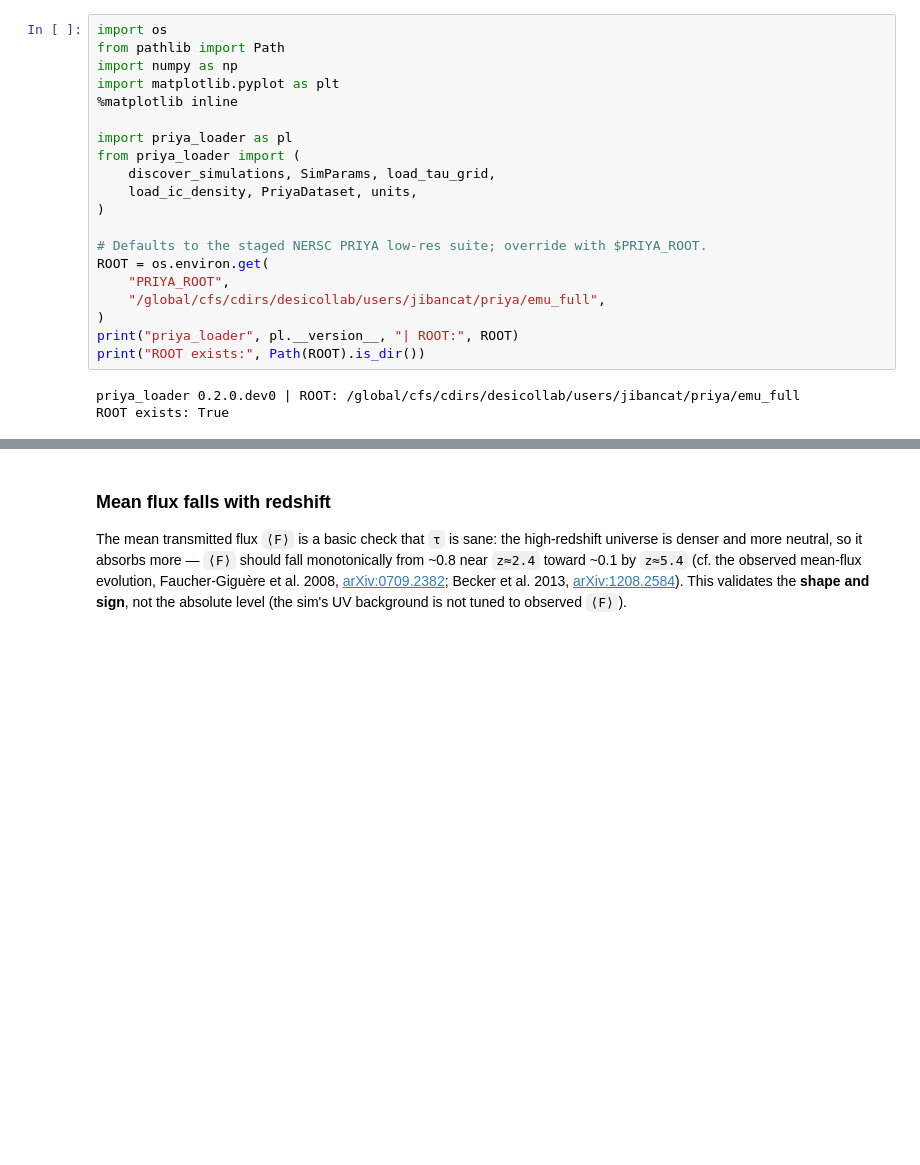
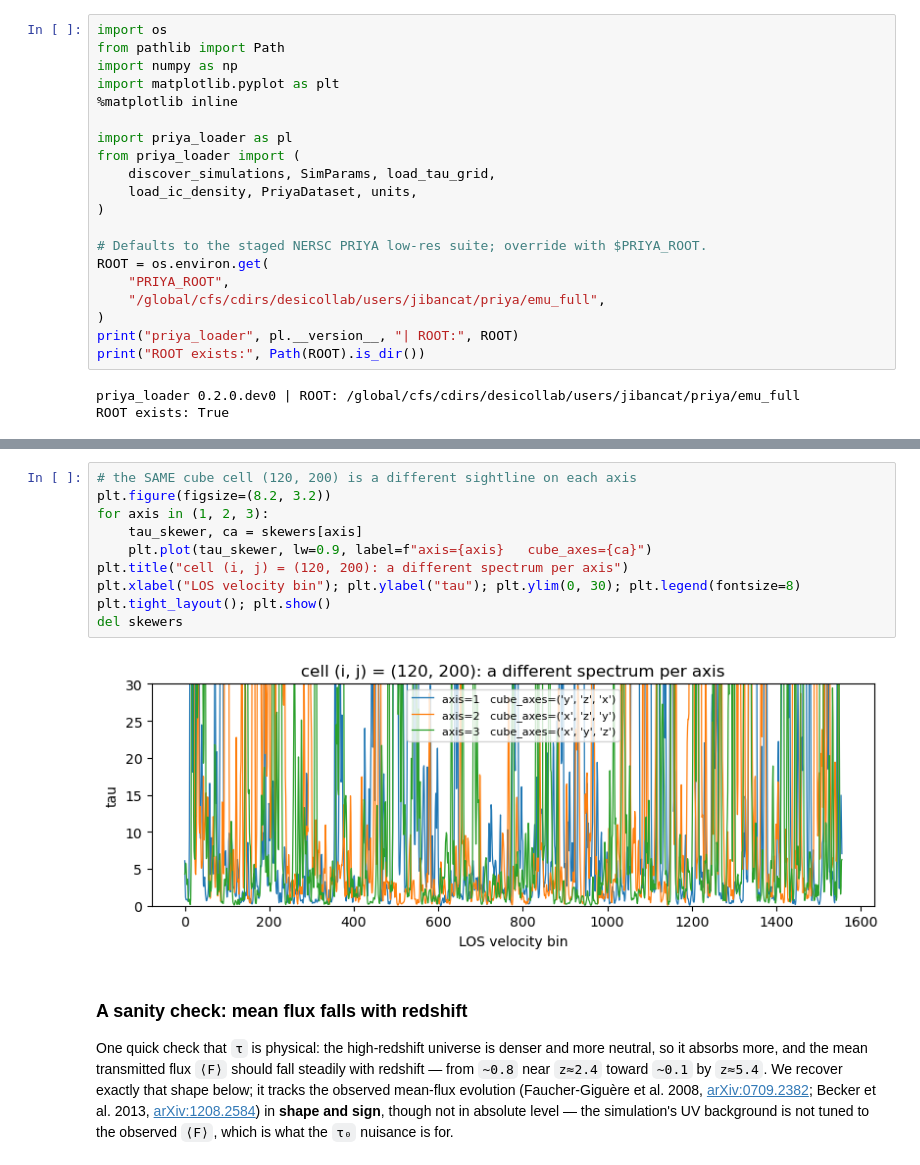
Before and after one commit to jibanCat/priya_loader, a Jupyter notebook: notebooks/quickstart.ipynb, the cells around one changed output, grey strips where cells are left out. Drawn from its saved outputs; the diff is of its cells as text; blank space fills up the shorter version.

```diff
--- a/notebooks/quickstart.ipynb
+++ b/notebooks/quickstart.ipynb
@@ -166,12 +217,26 @@ cube_axes: ('x', 'y', 'z')    <F> (whole cube): 0.095
+# %%
+# the SAME cube cell (120, 200) is a different sightline on each axis
+plt.figure(figsize=(8.2, 3.2))
+for axis in (1, 2, 3):
+    tau_skewer, ca = skewers[axis]
+    plt.plot(tau_skewer, lw=0.9, label=f"axis={axis}   cube_axes={ca}")
+plt.title("cell (i, j) = (120, 200): a different spectrum per axis")
+plt.xlabel("LOS velocity bin"); plt.ylabel("tau"); plt.ylim(0, 30); plt.legend(fontsize=8)
+plt.tight_layout(); plt.show()
+del skewers
+# %% [output]
+[figure, added]
 # %% [markdown]
-### Mean flux falls with redshift
-The mean transmitted flux `⟨F⟩` is a basic check that `τ` is sane: the
-high-redshift universe is denser and more neutral, so it absorbs more — `⟨F⟩`
-should fall monotonically from ~0.8 near `z≈2.4` toward ~0.1 by `z≈5.4`
-(cf. the observed mean-flux evolution, Faucher-Giguère et al. 2008,
-[arXiv:0709.2382](https://arxiv.org/abs/0709.2382); Becker et al. 2013,
-[arXiv:1208.2584](https://arxiv.org/abs/1208.2584)). This validates the **shape and
-sign**, not the absolute level (the sim's UV background is not tuned to observed `⟨F⟩`).
+### A sanity check: mean flux falls with redshift
+
+One quick check that `τ` is physical: the high-redshift universe is denser and more
+neutral, so it absorbs more, and the mean transmitted flux `⟨F⟩` should fall steadily
+with redshift — from `~0.8` near `z≈2.4` toward `~0.1` by `z≈5.4`. We recover exactly
+that shape below; it tracks the observed mean-flux evolution (Faucher-Giguère et al.
+2008, [arXiv:0709.2382](https://arxiv.org/abs/0709.2382); Becker et al. 2013,
+[arXiv:1208.2584](https://arxiv.org/abs/1208.2584)) in **shape and sign**, though not
+in absolute level — the simulation's UV background is not tuned to the observed `⟨F⟩`,
+which is what the `τ₀` nuisance is for.
 # %%
 specs = sorted((Path(ROOT) / sim.directory.name / "output").glob("SPECTRA_*"))
 zs, mfs = [], []
```
Also changed, not shown: parts of 22 cells of this notebook, 1 other file.
